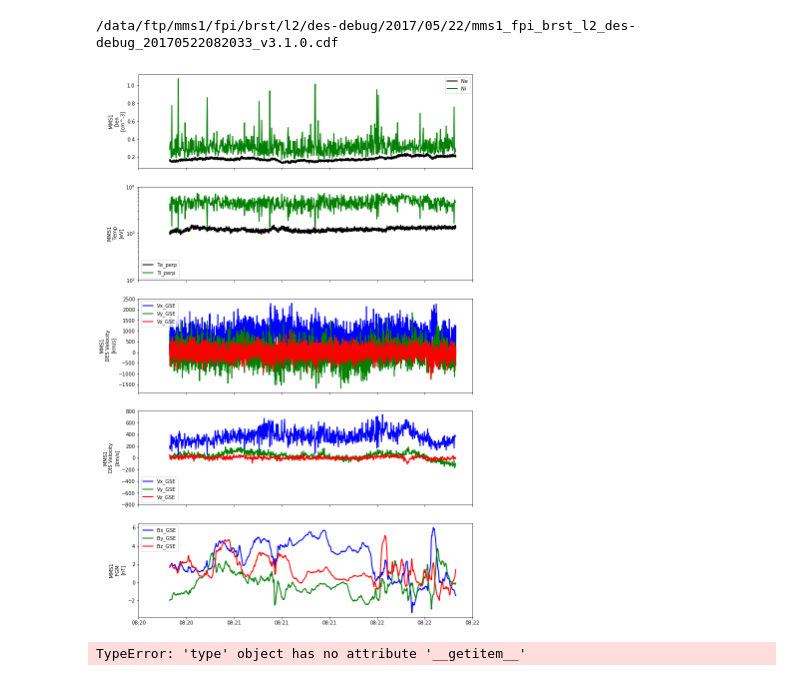
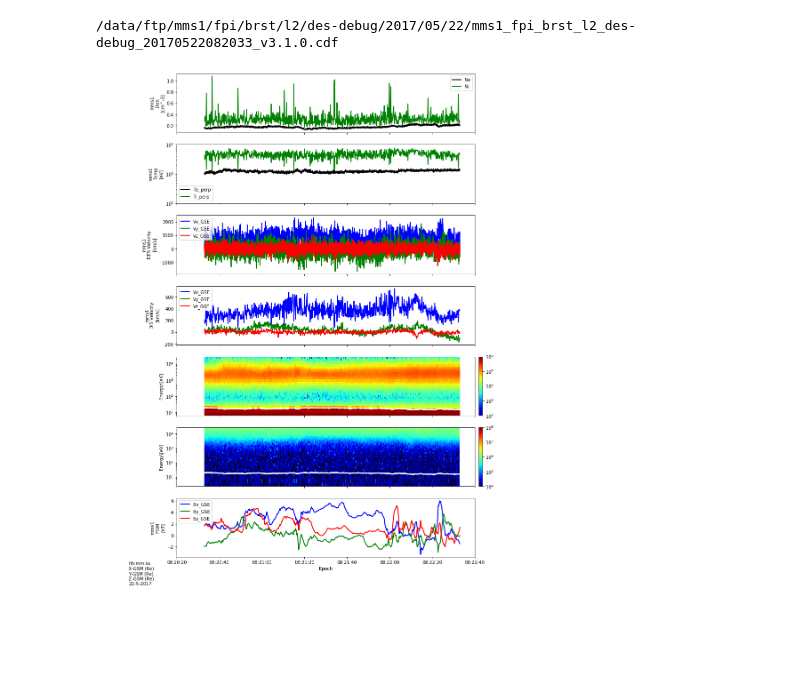
Before and after one commit to gravmath/PAD, a Jupyter notebook: Burst Survey Plots.ipynb, the cells around one changed output. Drawn from its saved outputs; the diff is of its cells as text; code cells hidden in the pictures.

Commit message:
Next evolutionary step in Grapher
Next evolutionary step in Grapher; Grapher has the primitives (needs
some cleanup) and Plasma_Plotter has the final tier (specific plots)

```diff
--- a/Burst Survey Plots.ipynb
+++ b/Burst Survey Plots.ipynb
@@ -54,6 +55,9 @@ idebug = pycdf.CDF(fpi_prd1+i[N][0])
 # %%
 e_t = np.asarray(edebug['Epoch'])
 i_t = np.asarray(idebug['Epoch'])
+# %%
+e_E = np.asarray(edebug['mms1_des_energy_brst'][0,:])
+i_E = np.asarray(idebug['mms1_dis_energy_brst'][0,:])
 # %%
 e_n = np.asarray(edebug['%s_des_numberdensity_%s' % (obs,mode)])
 i_n = np.asarray(idebug['%s_dis_numberdensity_%s' % (obs,mode)])
@@ -66,46 +70,24 @@ i_V = np.asarray(idebug['%s_dis_bulkv_gse_%s' % (obs,mode)])
 # %%
 e_B = np.asarray(edebug['%s_des_b_gse_srvy' % obs])
 i_B = np.asarray(idebug['%s_dis_b_gse_srvy' % obs])
-# %%
-fig,axs = plt.subplots(nrows=5,ncols=1,sharex=True,figsize=(12,20))
-c1 = Grapher.traces(axs[0],e_t,e_n)
-c1.add_line(i_t,i_n)
-c1.customize_line(0,{'color':'black','label':'Ne'})
-c1.customize_line(1,{'color':'green','label':'Ni'})
-c1.customize_ax({'loc':'best','xlabel':'','xscale':'','xlim':[],'ylabel':'MMS1\nDen\n[cm^-3]','ylim':'','yscale':''})
-c2 = Grapher.traces(axs[1],e_t,e_Tperp)
-c2.add_line(i_t,i_Tperp)
-c2.customize_line(0,{'color':'black','label':'Te_perp'})
-c2.customize_line(1,{'color':'green','label':'Ti_perp'})
-c2.customize_ax({'loc':'best','xlabel':'','xscale':'','xlim':[],'ylabel':'MMS1\nTemp\n[eV]','ylim':[1e2,1e4],'yscale':'log'})
-c3 = Grapher.traces(axs[2],e_t,e_V[:,0])
-c3.add_line(e_t,e_V[:,1])
-c3.add_line(e_t,e_V[:,2])
-c3.customize_line(0,{'color':'blue',  'label':'Vx_GSE'})
-c3.customize_line(1,{'color':'green', 'label':'Vy_GSE'})
-c3.customize_line(2,{'color':'red',   'label':'Vz_GSE'})
-c3.customize_ax({'loc':'best','xlabel':'','xscale':'','xlim':[],'ylabel':'MMS1\nDES Velocity\n[km/s]','ylim':'','yscale':''})
-c4 = Grapher.traces(axs[3],i_t,i_V[:,0])
-c4.add_line(i_t,i_V[:,1])
-c4.add_line(i_t,i_V[:,2])
-c4.customize_line(0,{'color':'blue',  'label':'Vx_GSE'})
-c4.customize_line(1,{'color':'green', 'label':'Vy_GSE'})
-c4.customize_line(2,{'color':'red',   'label':'Vz_GSE'})
-c4.customize_ax({'loc':'best','xlabel':'','xscale':'','xlim':[],'ylabel':'MMS1\nDIS Velocity\n[km/s]','ylim':[-800,800],'yscale':''})
-c5 = Grapher.traces(axs[4],e_t,e_B[:,0])
-c5.add_line(e_t,e_B[:,1])
-c5.add_line(e_t,e_B[:,2])
-c5.customize_line(0,{'color':'blue',  'label':'Bx_GSE'})
-c5.customize_line(1,{'color':'green', 'label':'By_GSE'})
-c5.customize_line(2,{'color':'red',   'label':'Bz_GSE'})
-c5.customize_ax({'loc':'best','xlabel':'','xscale':'','xlim':[],'ylabel':'MMS1\nFGM\n[nT]','ylim':[],'yscale':''})
-c5.format_ax_time(e_t,'brst')
-# %% [output]
-[figure, removed]
+# %%
+e_omni = np.asarray(edebug['%s_des_energyspectr_omni_%s' %(obs,mode)])
+i_omni = np.asarray(idebug['%s_dis_energyspectr_omni_%s' %(obs,mode)])
+# %%
+e_scpot = np.asarray(edebug['%s_des_scpot_max_%s' % (obs,mode)])
+i_scpot = np.asarray(idebug['%s_dis_scpot_max_%s' % (obs,mode)])
+# %%
+fig,axs = plt.subplots(nrows=7,ncols=1,sharex=True,figsize=(12,20))
+Plasma_Plotter.make_density_panel (axs[0],obs,e_t,e_n,i_t,i_n)
+Plasma_Plotter.make_Tperp_panel   (axs[1],obs,e_t,e_Tperp,i_t,i_Tperp)
+Plasma_Plotter.make_eVvector_panel(axs[2],obs,e_t,e_V,)
+Plasma_Plotter.make_iVvector_panel(axs[3],obs,i_t,i_V)
+Plasma_Plotter.make_Et_panel      (fig,axs[4],obs,e_t,e_E,e_omni,e_scpot)
+Plasma_Plotter.make_Et_panel      (fig,axs[5],obs,i_t,i_E,i_omni,i_scpot)
+Plasma_Plotter.make_Bvector_panel (axs[6],obs,e_t,e_B)
+Grapher.add_info_box(fig,'%s-%s-%s'%(day,month,year),[-0.05,0.031,0.1,0.1])
+# %% [output]
+[figure, added]
 # %%
 edebug.close()
 idebug.close()
-# %%
-axs[4].xaxis.set_major_locator(mdates.DateFormatter['%H:%M'])
-# %% [output]
-TypeError: 'type' object has no attribute '__getitem__'
```
Also changed, not shown: parts of 5 cells of this notebook, 3 other files.
